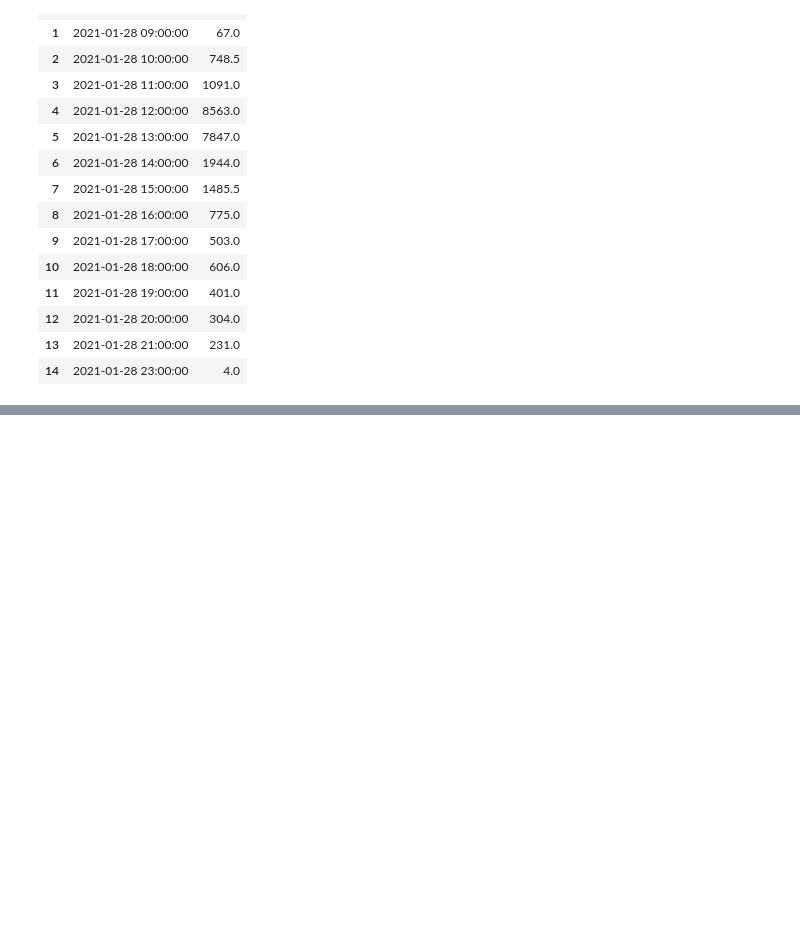
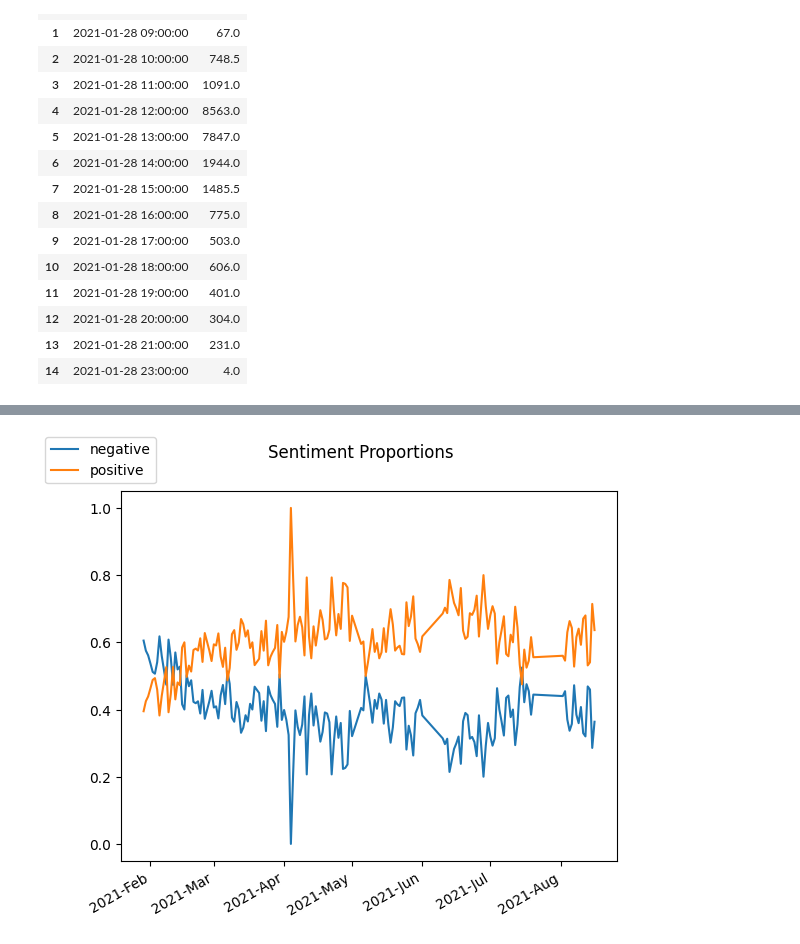
Before and after one commit to MadNietzsche/reddit_sentiment_wsb, a Jupyter notebook: notebooks/03-eda-sentiment.py.ipynb, the cells around one changed output, grey strips where cells are left out. Cells and saved outputs as stored; diff of their text form; code cells hidden in the pictures; blank space fills up the shorter version.

```diff
--- a/notebooks/03-eda-sentiment.py.ipynb
+++ b/notebooks/03-eda-sentiment.py.ipynb
@@ -159 +196,8 @@ score_m
+# %%
+fig, ax = plt.subplots(1, 1)
+sentiment_counts(df_posts, ax, relative=True)
+fig.legend(loc='upper left')
+fig.suptitle('Sentiment Proportions');
+# %% [output]
+[figure, added]
 # %%
```
Also changed, not shown: parts of 24 cells of this notebook.
